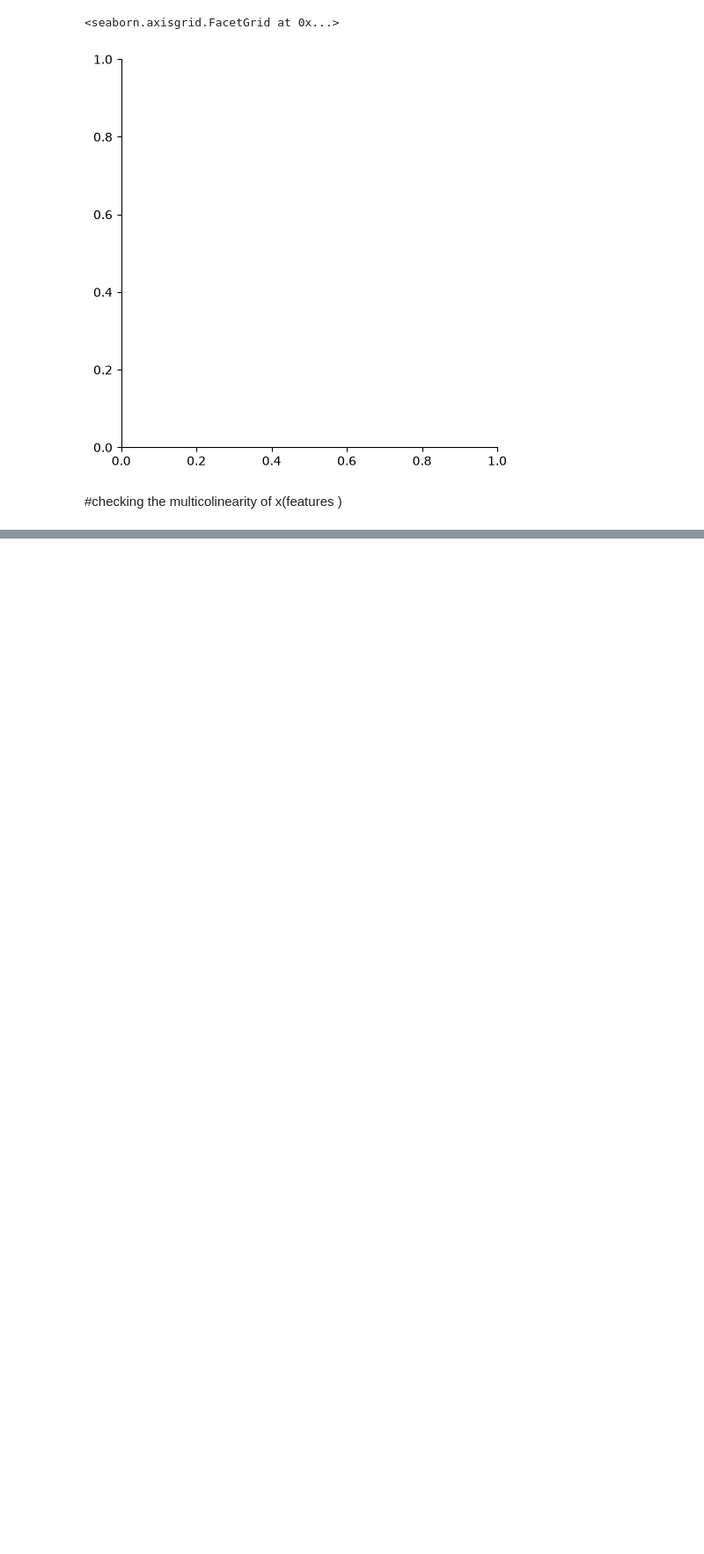
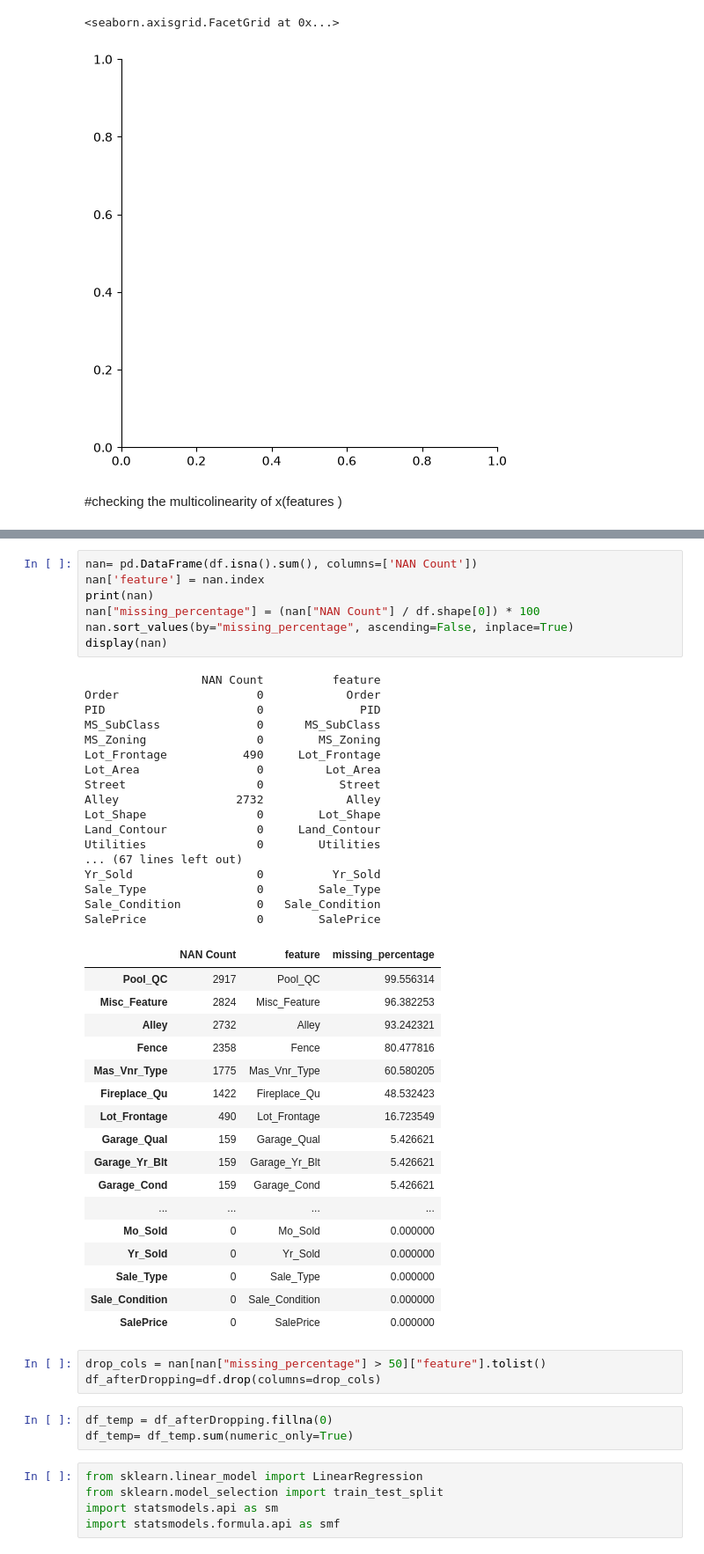
Before and after one commit to ajinathidhate12/MachineLearning, a Jupyter notebook: LR.ipynb, the cells around one changed output, grey strips where cells are left out. Shown at 88% size. Saved outputs shown, nothing was run; the diff lists cells and outputs as text; blank space fills up the shorter version.

```diff
--- a/LR.ipynb
+++ b/LR.ipynb
@@ -141,0 +166,53 @@ sns.heatmap(df[cols].corr(), annot=True, cmap='RdYlGn', center=0)
+# %%
+nan= pd.DataFrame(df.isna().sum(), columns=['NAN Count'])
+nan['feature'] = nan.index
+print(nan)
+nan["missing_percentage"] = (nan["NAN Count"] / df.shape[0]) * 100
+nan.sort_values(by="missing_percentage", ascending=False, inplace=True)
+display(nan)
+# %% [output]
+                 NAN Count          feature
+Order                    0            Order
+PID                      0              PID
+MS_SubClass              0      MS_SubClass
+MS_Zoning                0        MS_Zoning
+Lot_Frontage           490     Lot_Frontage
+Lot_Area                 0         Lot_Area
+Street                   0           Street
+Alley                 2732            Alley
+Lot_Shape                0        Lot_Shape
+Land_Contour             0     Land_Contour
+Utilities                0        Utilities
+... (67 lines left out)
+Yr_Sold                  0          Yr_Sold
+Sale_Type                0        Sale_Type
+Sale_Condition           0   Sale_Condition
+SalePrice                0        SalePrice
+|  | NAN Count | feature | missing_percentage |
+| Pool_QC | 2917 | Pool_QC | 99.556314 |
+| Misc_Feature | 2824 | Misc_Feature | 96.382253 |
+| Alley | 2732 | Alley | 93.242321 |
+| Fence | 2358 | Fence | 80.477816 |
+| Mas_Vnr_Type | 1775 | Mas_Vnr_Type | 60.580205 |
+| Fireplace_Qu | 1422 | Fireplace_Qu | 48.532423 |
+| Lot_Frontage | 490 | Lot_Frontage | 16.723549 |
+| Garage_Qual | 159 | Garage_Qual | 5.426621 |
+| Garage_Yr_Blt | 159 | Garage_Yr_Blt | 5.426621 |
+| Garage_Cond | 159 | Garage_Cond | 5.426621 |
+| ... | ... | ... | ... |
+| Mo_Sold | 0 | Mo_Sold | 0.000000 |
+| Yr_Sold | 0 | Yr_Sold | 0.000000 |
+| Sale_Type | 0 | Sale_Type | 0.000000 |
+| Sale_Condition | 0 | Sale_Condition | 0.000000 |
+| SalePrice | 0 | SalePrice | 0.000000 |
+# %%
+drop_cols = nan[nan["missing_percentage"] > 50]["feature"].tolist()
+df_afterDropping=df.drop(columns=drop_cols)
+# %%
+df_temp = df_afterDropping.fillna(0)
+df_temp= df_temp.sum(numeric_only=True)
+# %%
+from sklearn.linear_model import LinearRegression
+from sklearn.model_selection import train_test_split
+import statsmodels.api as sm
+import statsmodels.formula.api as smf
```
Also changed, not shown: parts of 8 cells of this notebook, 2 other files.
